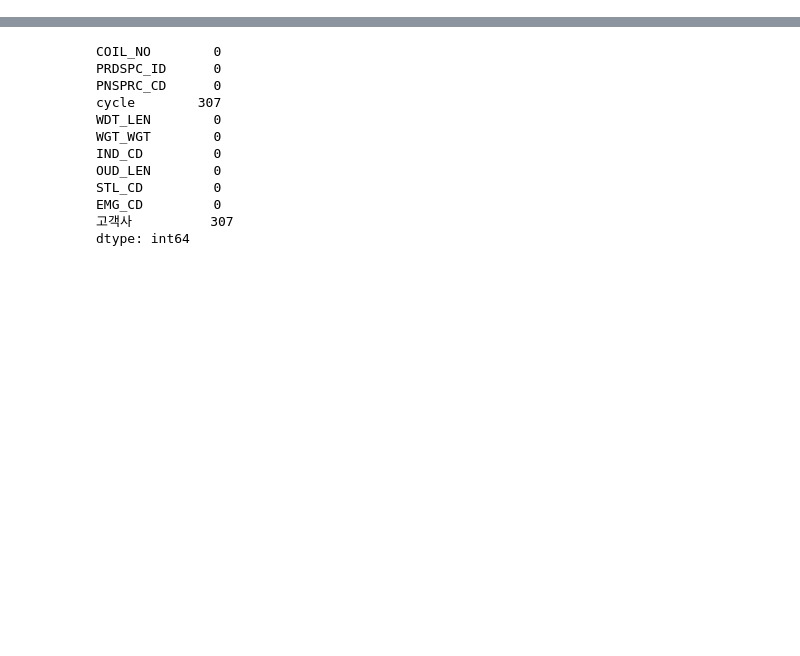
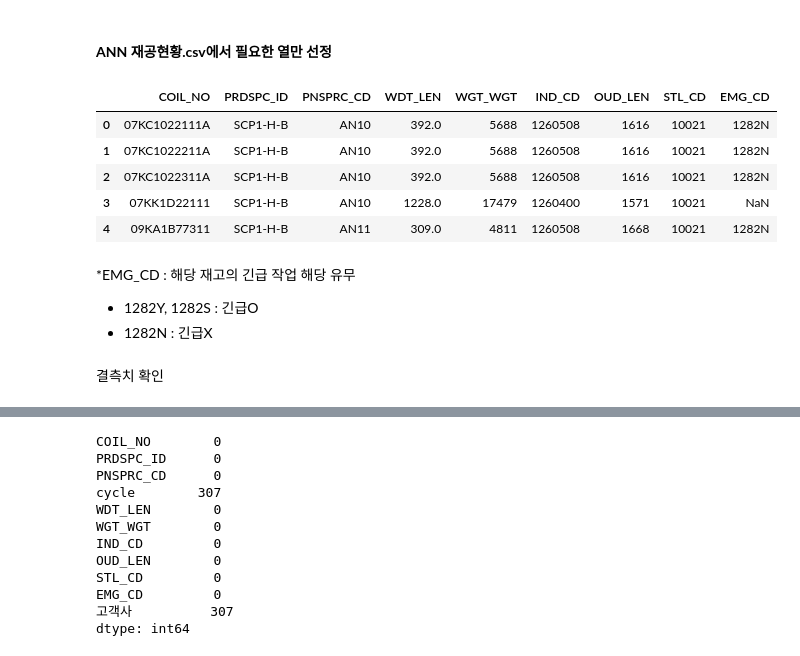
Before and after one commit to ppurify/DK, a Jupyter notebook: generate_dataframe.ipynb, the cells around one changed output, grey strips where cells are left out. Saved outputs shown, nothing was run; the diff lists cells and outputs as text; code cells hidden in the pictures; blank space fills up the shorter version.

```diff
--- a/generate_dataframe.ipynb
+++ b/generate_dataframe.ipynb
@@ -149,0 +7,3 @@ merged_df
+# %%
+coil_mip_df = pd.read_csv("./data/ANN 재공현황.csv")
+coil_mip_df[:3]
@@ -149,0 +16,19 @@ merged_df
+# %% [markdown]
+#### **ANN 재공현황.csv에서 필요한 열만 선정**
+# %%
+coil_mip_df_copy = coil_mip_df.copy()
+coil_mip_df_selected_columns = coil_mip_df_copy[["COIL_NO","PRDSPC_ID", "PNSPRC_CD", "WDT_LEN","WGT_WGT","IND_CD","OUD_LEN","STL_CD","EMG_CD"]]
+coil_mip_df_selected_columns.head()
+# %% [output]
+|  | COIL_NO | PRDSPC_ID | PNSPRC_CD | WDT_LEN | WGT_WGT | IND_CD | OUD_LEN | STL_CD | EMG_CD |
+| 0 | 07KC1022111A | SCP1-H-B | AN10 | 392.0 | 5688 | 1260508 | 1616 | 10021 | 1282N |
+| 1 | 07KC1022211A | SCP1-H-B | AN10 | 392.0 | 5688 | 1260508 | 1616 | 10021 | 1282N |
+| 2 | 07KC1022311A | SCP1-H-B | AN10 | 392.0 | 5688 | 1260508 | 1616 | 10021 | 1282N |
+| 3 | 07KK1D22111 | SCP1-H-B | AN10 | 1228.0 | 17479 | 1260400 | 1571 | 10021 | NaN |
+| 4 | 09KA1B77311 | SCP1-H-B | AN11 | 309.0 | 4811 | 1260508 | 1668 | 10021 | 1282N |
+# %% [markdown]
+*EMG_CD : 해당 재고의 긴급 작업 해당 유무
+- 1282Y, 1282S : 긴급O
+- 1282N : 긴급X
+# %% [markdown]
+결측치 확인
```
Also changed, not shown: parts of 75 cells of this notebook, 1 other file.
